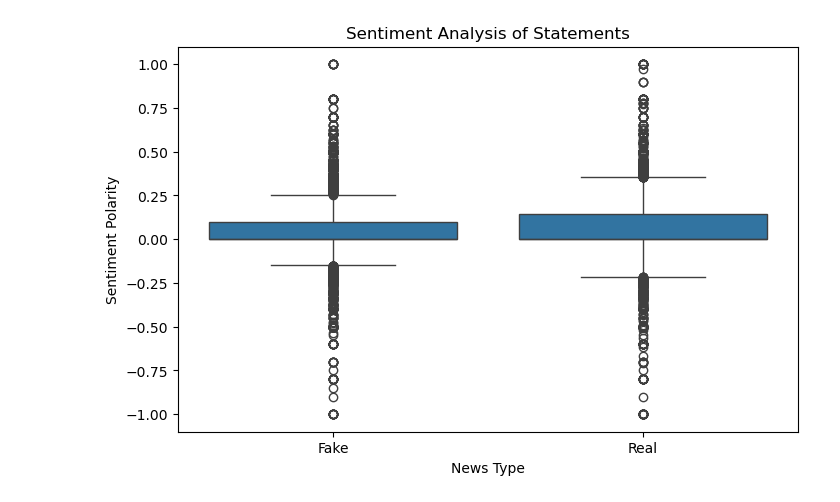
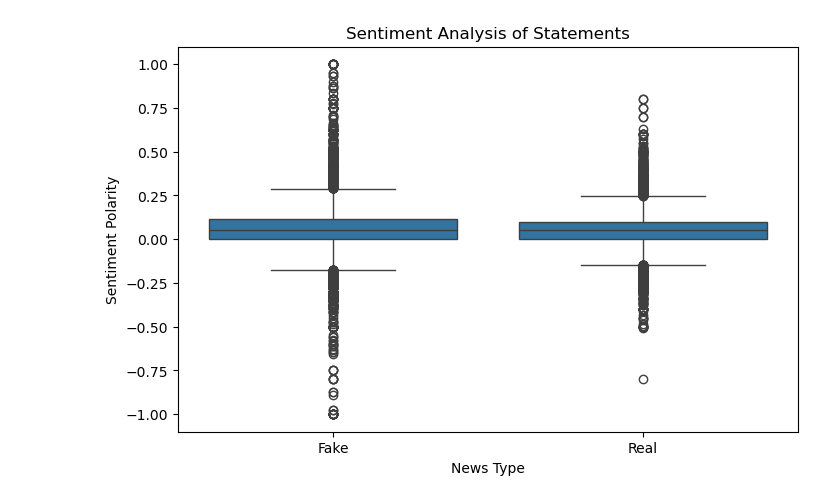
Before and after one commit to agmillman/project-4-fake-news, a Jupyter notebook: data_analysis.ipynb, the cells around one changed output. Drawn from its saved outputs; the diff is of its cells as text; code cells hidden in the pictures.

```diff
--- a/data_analysis.ipynb
+++ b/data_analysis.ipynb
@@ -17,7 +27,7 @@ import seaborn as sns
 from textblob import TextBlob
 # %%
 # Load cleaned dataset
-df = pd.read_csv("liar_cleaned.csv")
+df = pd.read_csv("data_cleaned.csv")
 
 # Display basic dataset info
 print("Dataset Shape:", df.shape)
@@ -103,18 +90,18 @@ plt.show()
 def get_sentiment(text):
     return TextBlob(text).sentiment.polarity
 
-df['sentiment'] = df['statement'].apply(get_sentiment)
+df['sentiment'] = df['text'].apply(get_sentiment)
 # %%
 # Sentiment distribution by news type
 plt.figure(figsize=(8, 5))
-sns.boxplot(x=df['binary_label'], y=df['sentiment'])
+sns.boxplot(x=df['real'], y=df['sentiment'])
 plt.title("Sentiment Analysis of Statements")
 plt.xticks(ticks=[0, 1], labels=["Fake", "Real"])
 plt.xlabel("News Type")
 plt.ylabel("Sentiment Polarity")
 plt.show()
 # %% [output]
-[figure, old version]
+[figure, new version]
 # %%
 # Correlation analysis between numerical columns
 plt.figure(figsize=(8, 6))
```
Also changed, not shown: parts of 6 cells of this notebook, 1 other file.
